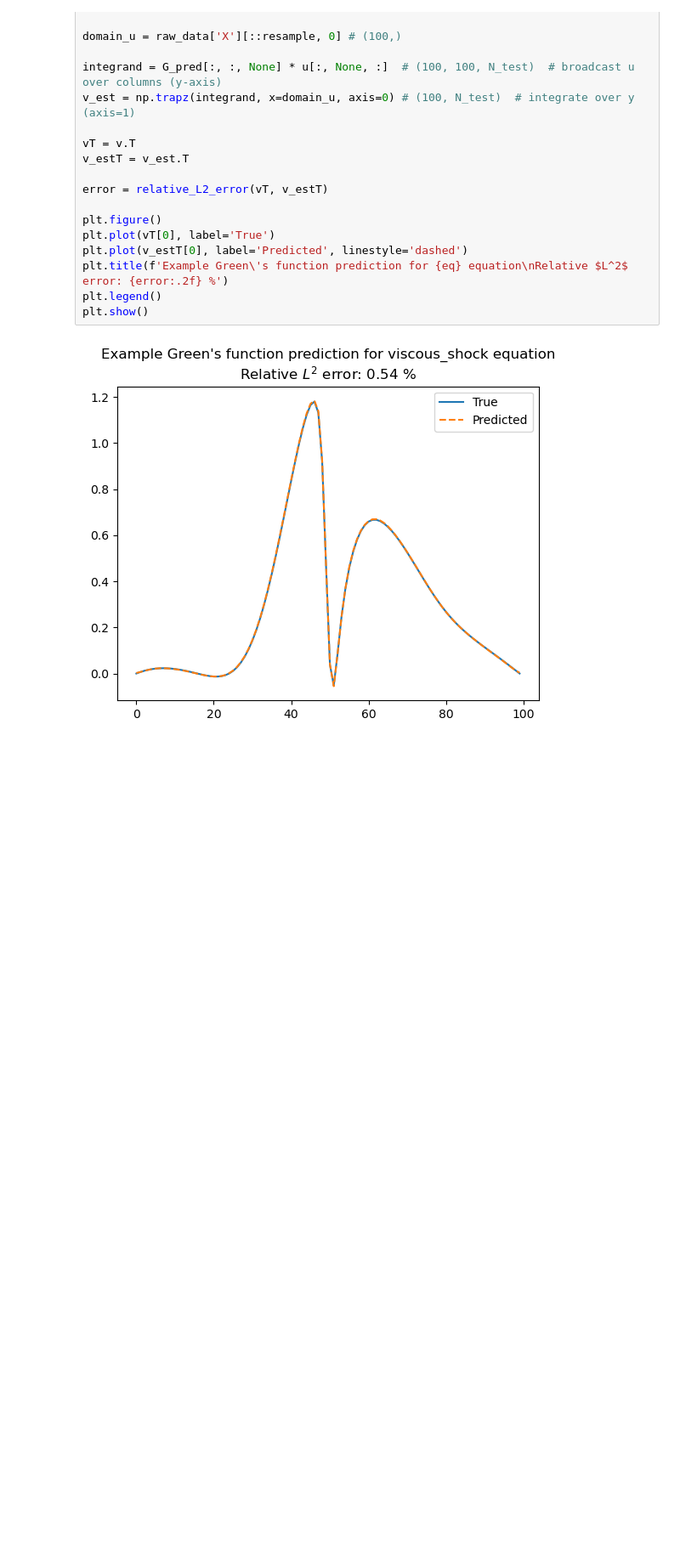
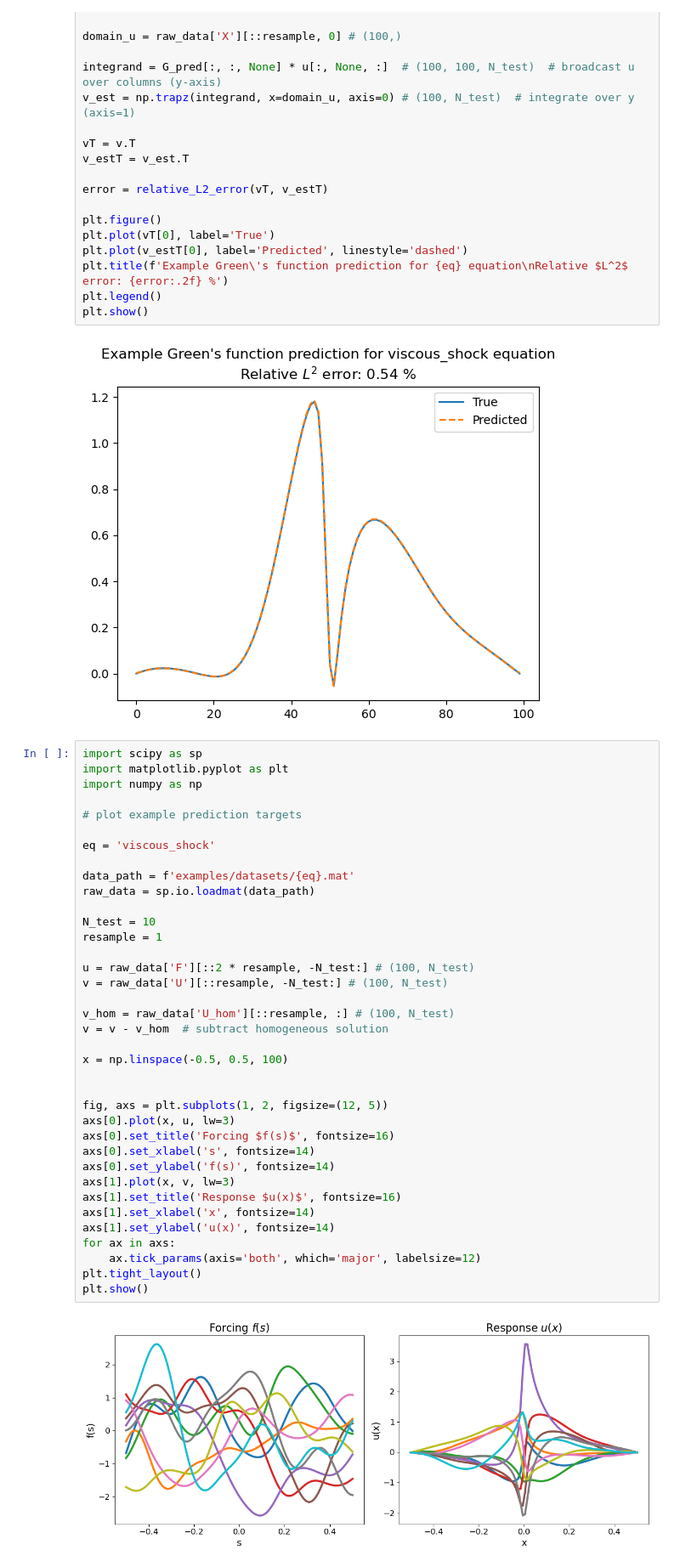
Before and after one commit to tomcjackc/greenlearning_for_GPGreen, a Jupyter notebook: single_prediction.ipynb, the cells around one changed output. Shown at 85% size. Cells and saved outputs as stored; diff of their text form; blank space fills up the shorter version.

```diff
--- a/single_prediction.ipynb
+++ b/single_prediction.ipynb
@@ -70,3 +70,42 @@ plt.legend()
 plt.show()
 # %% [output]
 [figure]
+# %%
+import scipy as sp
+import matplotlib.pyplot as plt
+import numpy as np
+
+# plot example prediction targets
+
+eq = 'viscous_shock'
+
+data_path = f'examples/datasets/{eq}.mat'
+raw_data = sp.io.loadmat(data_path)
+
+N_test = 10
+resample = 1
+
+u = raw_data['F'][::2 * resample, -N_test:] # (100, N_test)
+v = raw_data['U'][::resample, -N_test:] # (100, N_test)
+
+v_hom = raw_data['U_hom'][::resample, :] # (100, N_test)
+v = v - v_hom  # subtract homogeneous solution
+
+x = np.linspace(-0.5, 0.5, 100)
+
+
+fig, axs = plt.subplots(1, 2, figsize=(12, 5))
+axs[0].plot(x, u, lw=3)
+axs[0].set_title('Forcing $f(s)$', fontsize=16)
+axs[0].set_xlabel('s', fontsize=14)
+axs[0].set_ylabel('f(s)', fontsize=14)
+axs[1].plot(x, v, lw=3)
+axs[1].set_title('Response $u(x)$', fontsize=16)
+axs[1].set_xlabel('x', fontsize=14)
+axs[1].set_ylabel('u(x)', fontsize=14)
+for ax in axs:
+    ax.tick_params(axis='both', which='major', labelsize=12)
+plt.tight_layout()
+plt.show()
+# %% [output]
+[figure, added]
```
Also changed, not shown: 29 other files.
